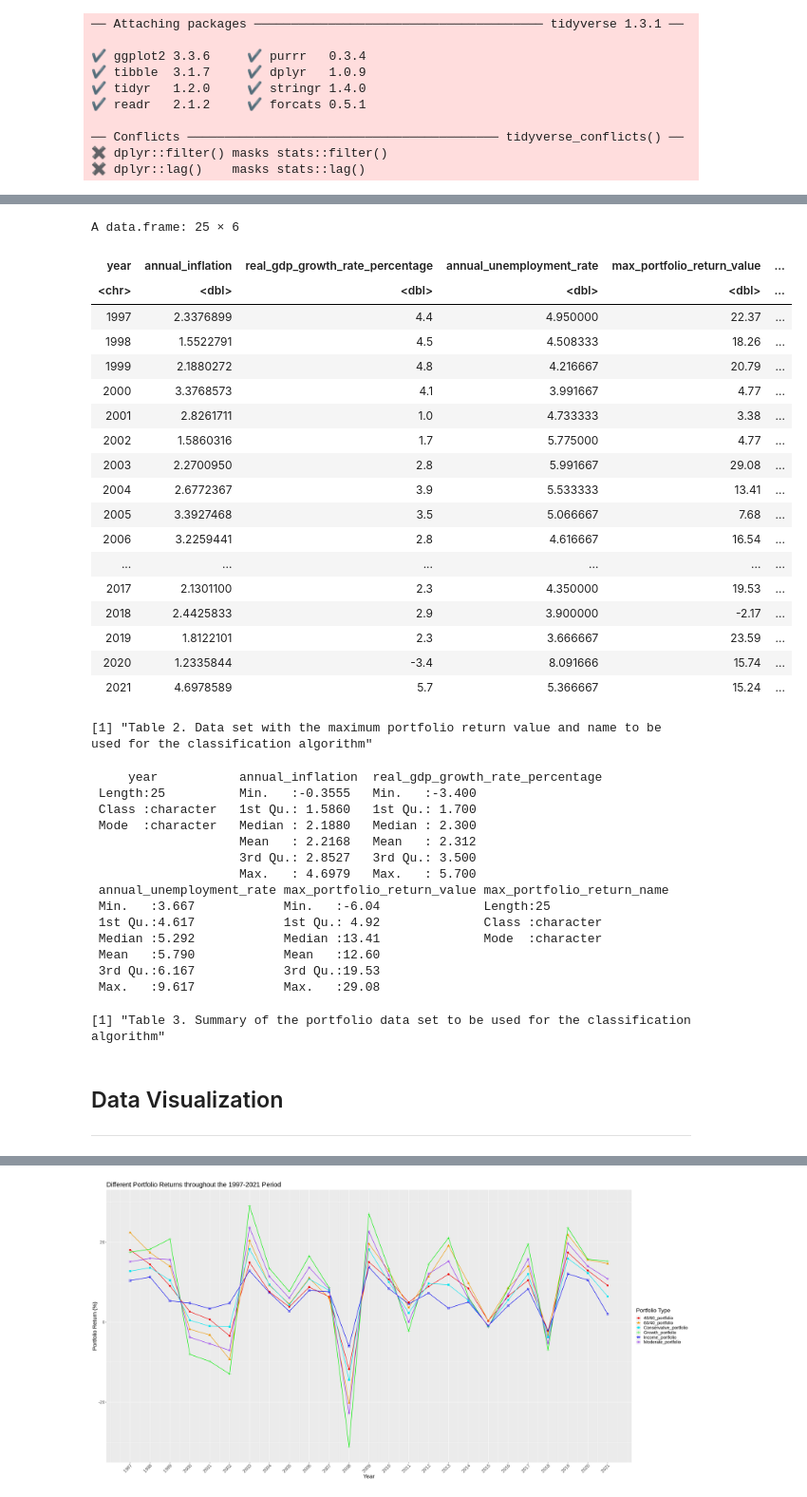
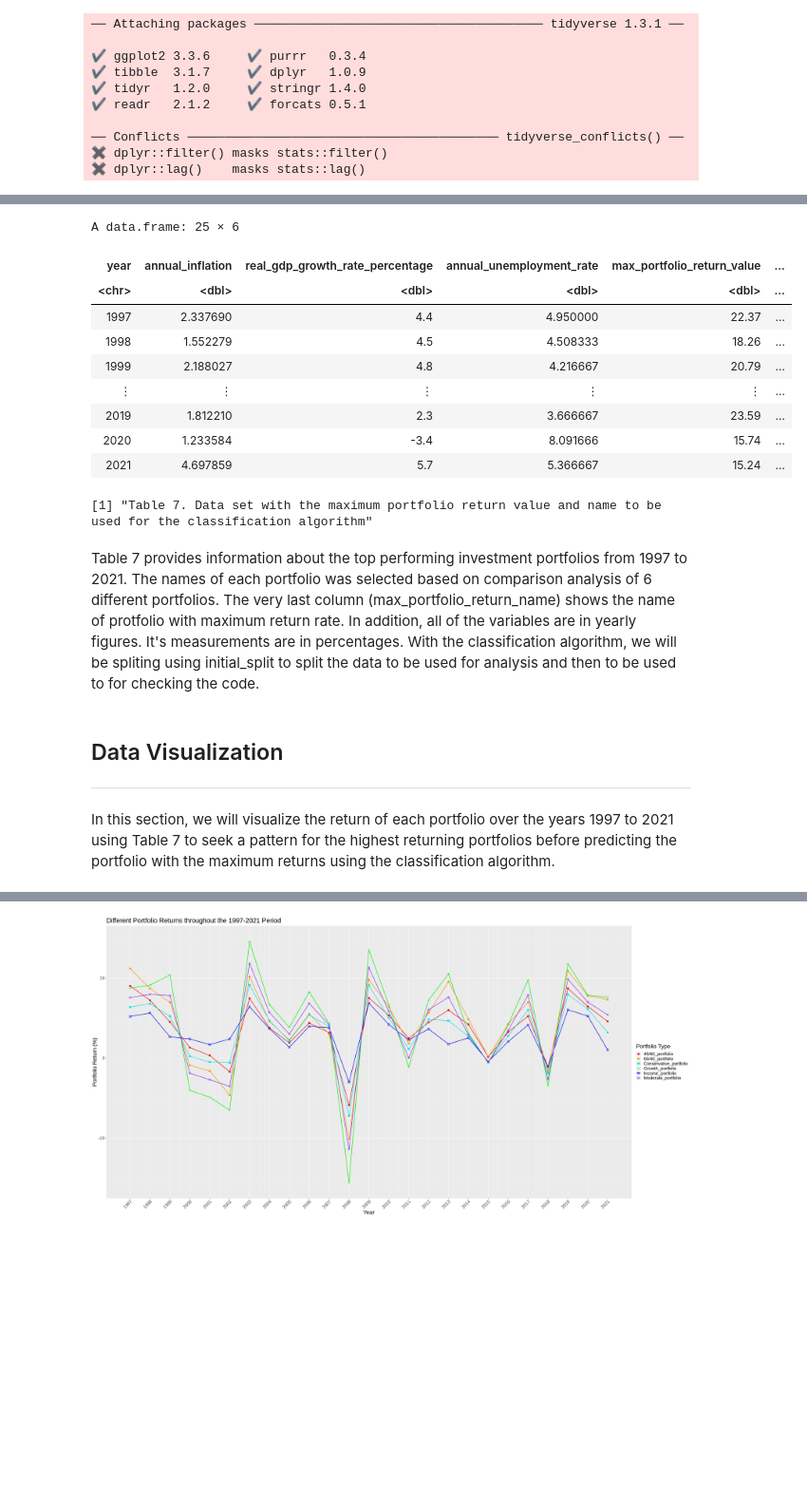
Before and after one commit to Arioniums/DSCI_100_125, a Jupyter notebook: project_group_125.ipynb, the cells around one changed output, grey strips where cells are left out. Shown at 95% size. Cells and saved outputs as stored; diff of their text form; code cells hidden in the pictures; blank space fills up the shorter version.

```diff
--- a/project_group_125.ipynb
+++ b/project_group_125.ipynb
@@ -353,62 +340,34 @@ A data.frame: 25 × 12
 # %%
 #select for year, annual_inflation, real_gdp_growth_rate, annual_unemployment_rate, max_portfolio_return_value, max_portfolio_return_name
 project_ds <- select(project_ds_c, year, annual_inflation, real_gdp_growth_rate_percentage, annual_unemployment_rate, max_portfolio_return_value, max_portfolio_return_name)
 
 #Final data set, years will be deleted for training and testing
 project_ds
-print("Table 2. Data set with the maximum portfolio return value and name to be used for the classification algorithm")
-
-summary(project_ds)
-print("Table 3. Summary of the portfolio data set to be used for the classification algorithm")
-
-#Our table provides information about the top performing investment portfolios for given year from 1997 to 2021. The names of each portfolio was selected based on comparison analysis of 6 different portfolios.
-#The very last column (max_portfolio_return_name) shows the name of protfolio with maximum return rate.
-
-#all of the variables are in yearly figures. It's measurements are in percentages.
-
-#With the classification algorithm, we will be spliting using initial_split to split the data to be used for analysis and then to be used to for checking the code.
+print("Table 7. Data set with the maximum portfolio return value and name to be used for the classification algorithm")
 # %% [output]
 A data.frame: 25 × 6
 | year | annual_inflation | real_gdp_growth_rate_percentage | annual_unemployment_rate | max_portfolio_return_value | ... |
 | <chr> | <dbl> | <dbl> | <dbl> | <dbl> | ... |
-| 1997 | 2.3376899 | 4.4 | 4.950000 | 22.37 | ... |
-| 1998 | 1.5522791 | 4.5 | 4.508333 | 18.26 | ... |
-| 1999 | 2.1880272 | 4.8 | 4.216667 | 20.79 | ... |
-| 2000 | 3.3768573 | 4.1 | 3.991667 | 4.77 | ... |
-| 2001 | 2.8261711 | 1.0 | 4.733333 | 3.38 | ... |
-| 2002 | 1.5860316 | 1.7 | 5.775000 | 4.77 | ... |
-| 2003 | 2.2700950 | 2.8 | 5.991667 | 29.08 | ... |
-| 2004 | 2.6772367 | 3.9 | 5.533333 | 13.41 | ... |
-| 2005 | 3.3927468 | 3.5 | 5.066667 | 7.68 | ... |
-| 2006 | 3.2259441 | 2.8 | 4.616667 | 16.54 | ... |
-| ... | ... | ... | ... | ... | ... |
-| 2017 | 2.1301100 | 2.3 | 4.350000 | 19.53 | ... |
-| 2018 | 2.4425833 | 2.9 | 3.900000 | -2.17 | ... |
-| 2019 | 1.8122101 | 2.3 | 3.666667 | 23.59 | ... |
-| 2020 | 1.2335844 | -3.4 | 8.091666 | 15.74 | ... |
-| 2021 | 4.6978589 | 5.7 | 5.366667 | 15.24 | ... |
+| 1997 | 2.337690 | 4.4 | 4.950000 | 22.37 | ... |
+| 1998 | 1.552279 | 4.5 | 4.508333 | 18.26 | ... |
+| 1999 | 2.188027 | 4.8 | 4.216667 | 20.79 | ... |
+| ⋮ | ⋮ | ⋮ | ⋮ | ⋮ | ... |
+| 2019 | 1.812210 | 2.3 | 3.666667 | 23.59 | ... |
+| 2020 | 1.233584 | -3.4 | 8.091666 | 15.74 | ... |
+| 2021 | 4.697859 | 5.7 | 5.366667 | 15.24 | ... |
-[1] "Table 2. Data set with the maximum portfolio return value and name to be used for the classification algorithm"
+[1] "Table 7. Data set with the maximum portfolio return value and name to be used for the classification algorithm"
-     year           annual_inflation  real_gdp_growth_rate_percentage
- Length:25          Min.   :-0.3555   Min.   :-3.400
- Class :character   1st Qu.: 1.5860   1st Qu.: 1.700
- Mode  :character   Median : 2.1880   Median : 2.300
-                    Mean   : 2.2168   Mean   : 2.312
-                    3rd Qu.: 2.8527   3rd Qu.: 3.500
-                    Max.   : 4.6979   Max.   : 5.700
- annual_unemployment_rate max_portfolio_return_value max_portfolio_return_name
- Min.   :3.667            Min.   :-6.04              Length:25
- 1st Qu.:4.617            1st Qu.: 4.92              Class :character
- Median :5.292            Median :13.41              Mode  :character
- Mean   :5.790            Mean   :12.60
- 3rd Qu.:6.167            3rd Qu.:19.53
- Max.   :9.617            Max.   :29.08
-[1] "Table 3. Summary of the portfolio data set to be used for the classification algorithm"
+# %% [markdown]
+Table 7 provides information about the top performing investment portfolios from 1997 to 2021. The names of each portfolio was selected based on comparison analysis of 6 different portfolios.
+The very last column (max_portfolio_return_name) shows the name of protfolio with maximum return rate. In addition, all of the variables are in yearly figures. It's measurements are in percentages.
+With the classification algorithm, we will be spliting using initial_split to split the data to be used for analysis and then to be used to for checking the code.
 # %%
 final_dataframe<-collect(project_ds)
 write_csv(final_dataframe,"final_data.csv")
 # %% [markdown]
 ## Data Visualization
 ___
+# %% [markdown]
+In this section, we will visualize the return of each portfolio over the years 1997 to 2021 using Table 7 to seek a pattern for the highest returning portfolios before predicting the portfolio with the maximum returns using the classification algorithm.
 # %%
 # Visualization code
 
```
Also changed, not shown: parts of 32 cells of this notebook, 1 other file.
